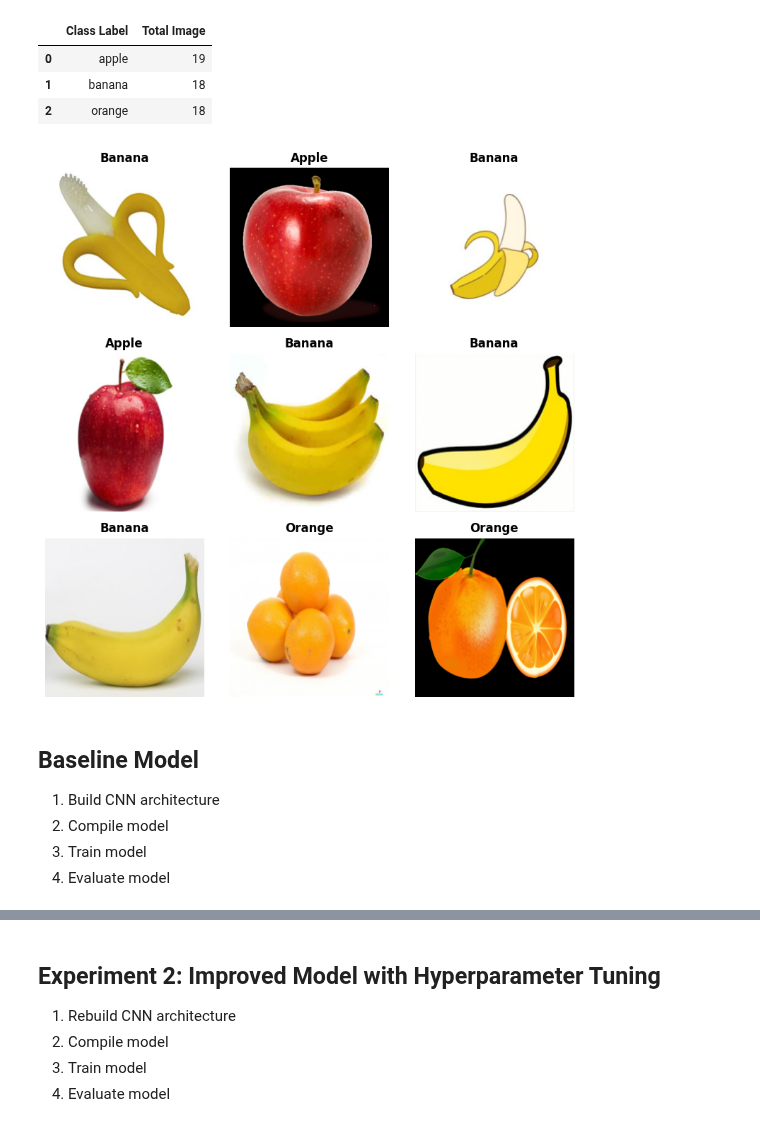
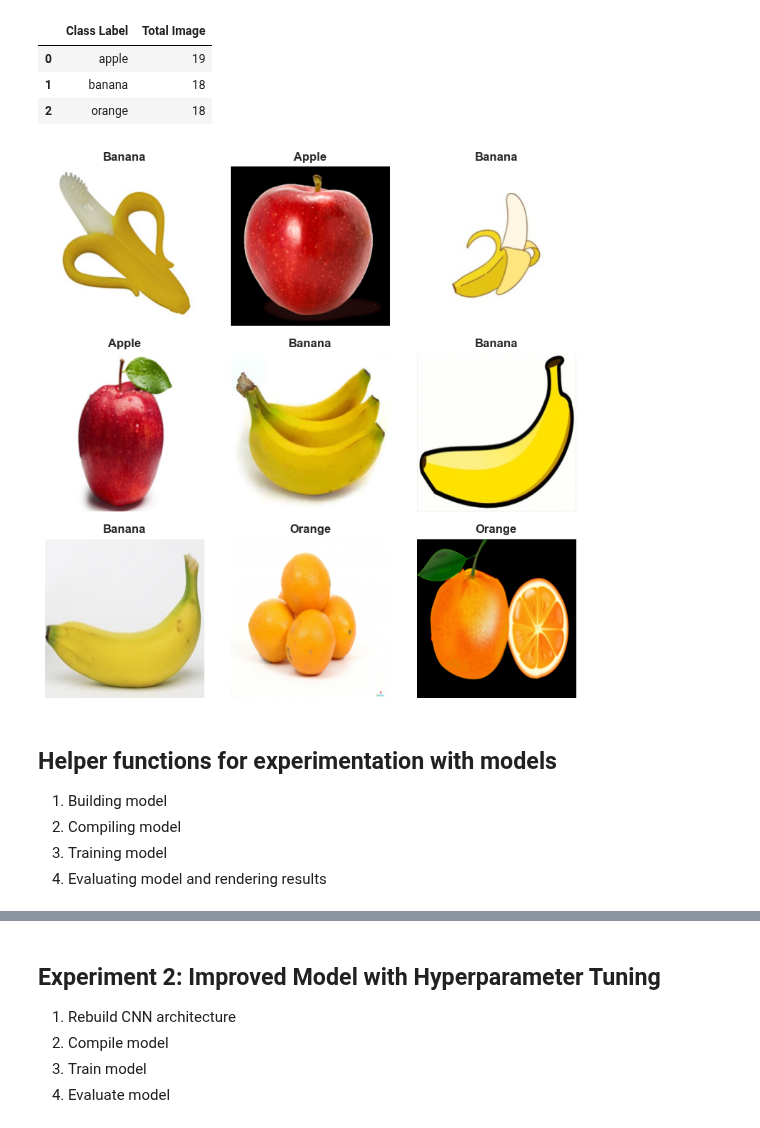
Before and after one commit to Codemelia/ml_ca, a Jupyter notebook: src/g3/g3_cnn_fruit_classifier_v1.0.ipynb, the cells around one changed output, grey strips where cells are left out. Saved outputs shown, nothing was run; the diff lists cells and outputs as text; code cells hidden in the pictures.

Commit message:
Revert "update notebook"
This reverts commit 87e1fe54a5da0ad77c4bb730b769dfda395289c9.

```diff
--- a/src/g3/g3_cnn_fruit_classifier_v1.0.ipynb
+++ b/src/g3/g3_cnn_fruit_classifier_v1.0.ipynb
@@ -424,6 +425,14 @@ test_html = render_df(class_test_df, 5)
 # Wrapping them html in a Flex container to enable side-by-side display
 train_test_html = render_dataset_info(train_logs, train_html, test_logs, test_html)
 display(HTML(train_test_html))
+
+# Display excluded images
+# Loop and display directly into the notebook output")
+print(f"Excluded Image due to mislabelling caused by multiple fruits in one")
+for img_name in EXCLUDED_IMAGES:
+    img_path = img_train_dir / img_name
+    print(f"{img_name}")
+    display(IPImage(filename=img_path, width=200)) # Adjust width as needed
 # %% [output]
 Training & Validation Dataset
 Processing Status
@@ -535,23 +545,24 @@ train_df, val_df = train_test_split(
 train_df = train_df.reset_index(drop=True)
 val_df = val_df.reset_index(drop=True)
 
-# Temporary / display transforms
-temp_transforms = transform()
+# Full dataset
+full_transforms = transform()
+full_dataset = FruitLabeller(train_df, img_train_dir, full_transforms)
+full_loader = DataLoader(full_dataset, batch_size=len(full_dataset), shuffle=False)
 
-# Normalise pixel values for better accuracy
-temp_dataset = FruitLabeller(train_df, img_train_dir, temp_transforms)
-temp_loader = DataLoader(temp_dataset, batch_size=len(temp_dataset), shuffle=False)
-images, _ = next(iter(temp_loader))
+# Get mean and std from training images
+images, labels = next(iter(full_loader))
 mean, std = images.mean(dim=(0,2,3)), images.std(dim=(0,2,3))
 print(f"Mean: {mean}\nStd: {std}")
 
-# Actual transforms
-actual_transforms = transform(mean, std)
+mean_np = mean.numpy()
+std_np = std.numpy()
+var_np = std_np ** 2
 
 # Instantiate PyTorch Datasets
-train_dataset = FruitLabeller(train_df, img_train_dir, actual_transforms)
-val_dataset = FruitLabeller(val_df, img_train_dir, actual_transforms)
-test_dataset = FruitLabeller(class_test_df, img_test_dir, actual_transforms)
+train_dataset = FruitLabeller(train_df, img_train_dir, full_transforms)
+val_dataset = FruitLabeller(val_df, img_train_dir, full_transforms)
+test_dataset = FruitLabeller(class_test_df, img_test_dir, full_transforms)
 
 # Create PyTorch DataLoaders
 train_loader = DataLoader(train_dataset, batch_size=16, shuffle=True)
@@ -590,31 +601,31 @@ Dataset Shape
 | 2 | orange | 18 |
 # %%
 # Display Sample Images (Unnormalised)
-images, labels = next(iter(temp_loader))
+# images, labels = next(iter(temp_loader))
 class_names = {v: k for k, v in train_dataset.label_map.items()}
 
 # Set up a MatPlotLib Grid
 fig, axes = plt.subplots(3, 3, figsize=(8, 8))
 
 for i, ax in enumerate(axes.flat):
     img = np.transpose(images[i].numpy(), (1, 2, 0))
     img = np.clip(img, 0, 1)
     ax.imshow(img)
 
     # Look up the Integer Label in the Dictionary and Set it as the Title
     label_idx = labels[i].item()
     ax.set_title(class_names[label_idx].capitalize(), fontsize=12, fontweight='bold')
     ax.axis('off')
 
 plt.tight_layout()
 plt.show()
 # %% [output]
-[figure, old version]
+[figure, new version]
 # %% [markdown]
-## Baseline Model
-1. Build CNN architecture
-2. Compile model
-3. Train model
-4. Evaluate model
+## Helper functions for experimentation with models
+1. Building model
+2. Compiling model
+3. Training model
+4. Evaluating model and rendering results
 # %%
 # ========================================================== #
```
Also changed, not shown: parts of 41 cells of this notebook.
